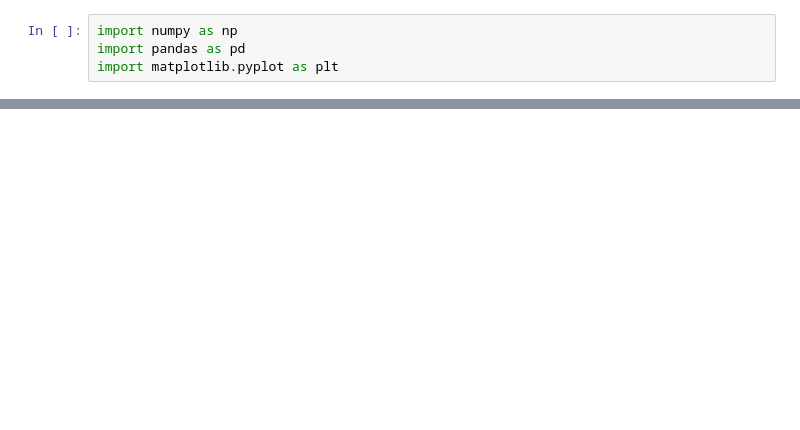
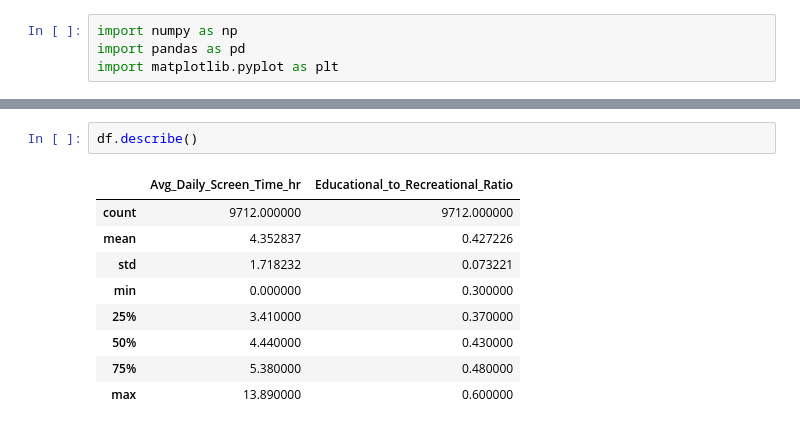
Before and after one commit to anavillegas26/Python-Semestre-I, a Jupyter notebook: Jupyter.ipynb/ejercicio_practica.ipynb, the cells around one changed output, grey strips where cells are left out. Saved outputs shown, nothing was run; the diff lists cells and outputs as text; blank space fills up the shorter version.

```diff
--- a/Jupyter.ipynb/ejercicio_practica.ipynb
+++ b/Jupyter.ipynb/ejercicio_practica.ipynb
@@ -16,0 +33,12 @@ matriz
+# %%
+df.describe()
+# %% [output]
+|  | Avg_Daily_Screen_Time_hr | Educational_to_Recreational_Ratio |
+| count | 9712.000000 | 9712.000000 |
+| mean | 4.352837 | 0.427226 |
+| std | 1.718232 | 0.073221 |
+| min | 0.000000 | 0.300000 |
+| 25% | 3.410000 | 0.370000 |
+| 50% | 4.440000 | 0.430000 |
+| 75% | 5.380000 | 0.480000 |
+| max | 13.890000 | 0.600000 |
```
Also changed, not shown: parts of 12 cells of this notebook, 6 other files.
